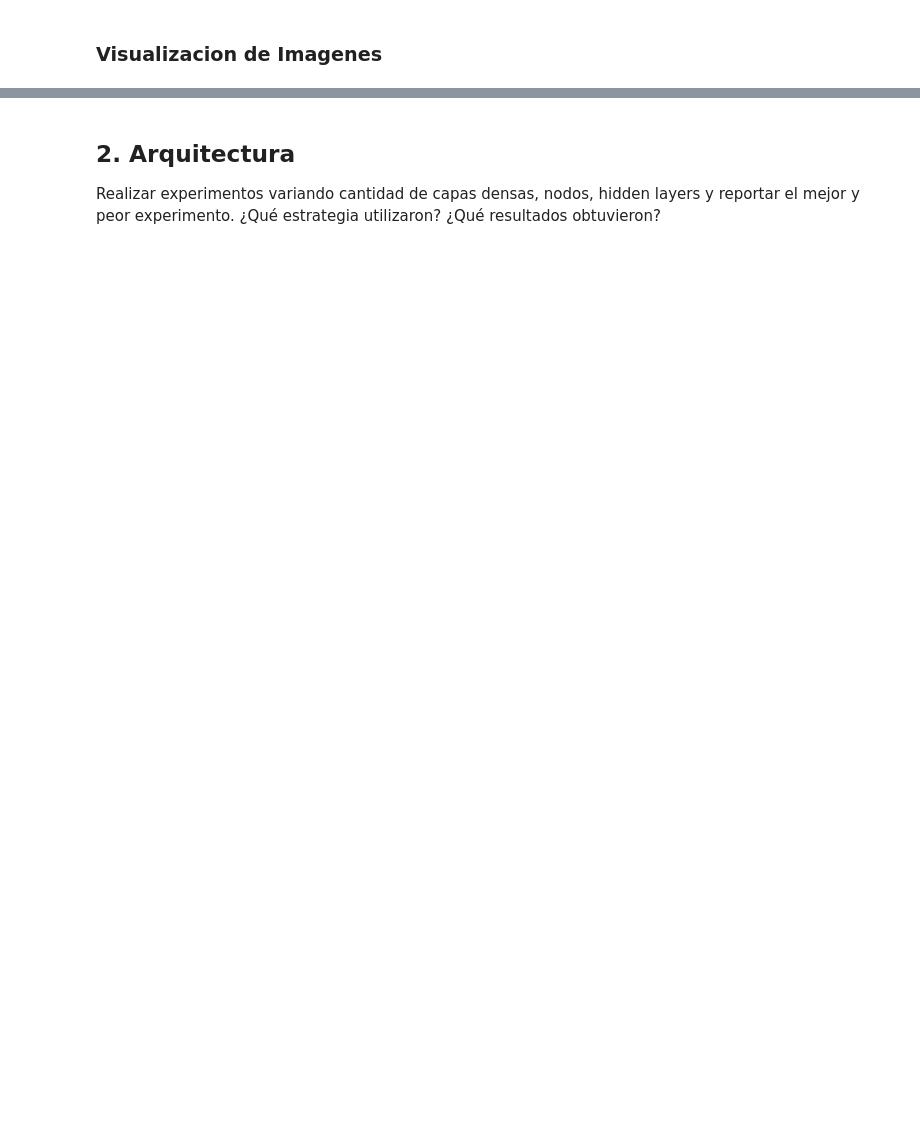
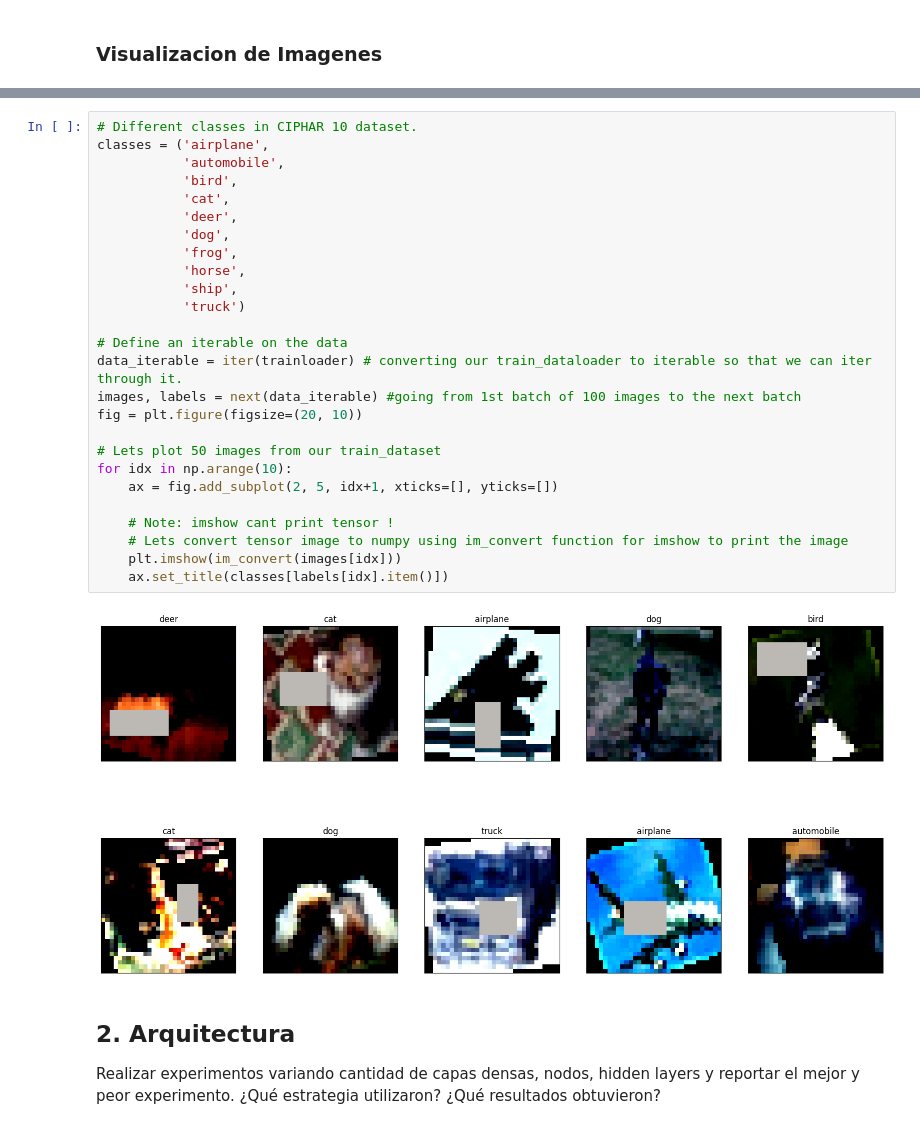
Before and after one commit to osaintnom/CIFAR10_img_clasiffication_CNN, a Jupyter notebook: TP3.ipynb, the cells around one changed output, grey strips where cells are left out. Drawn from its saved outputs; the diff is of its cells as text; blank space fills up the shorter version.

```diff
--- a/TP3.ipynb
+++ b/TP3.ipynb
@@ -178,3 +309,31 @@ torch.Size([3, 32, 32])
+# %%
+# Different classes in CIPHAR 10 dataset.
+classes = ('airplane',
+           'automobile',
+           'bird',
+           'cat',
+           'deer',
+           'dog',
+           'frog',
+           'horse',
+           'ship',
+           'truck')
+
+# Define an iterable on the data
+data_iterable = iter(trainloader) # converting our train_dataloader to iterable so that we can iter through it.
+images, labels = next(data_iterable) #going from 1st batch of 100 images to the next batch
+fig = plt.figure(figsize=(20, 10))
+
+# Lets plot 50 images from our train_dataset
+for idx in np.arange(10):
+    ax = fig.add_subplot(2, 5, idx+1, xticks=[], yticks=[])
+
+    # Note: imshow cant print tensor !
+    # Lets convert tensor image to numpy using im_convert function for imshow to print the image
+    plt.imshow(im_convert(images[idx]))
+    ax.set_title(classes[labels[idx].item()])
+# %% [output]
+[figure, added]
 # %% [markdown]
 ## 2. Arquitectura
 Realizar experimentos variando cantidad de capas densas, nodos, hidden layers y reportar el mejor y peor experimento. ¿Qué estrategia utilizaron? ¿Qué resultados obtuvieron?
```
Also changed, not shown: parts of 48 cells of this notebook.
